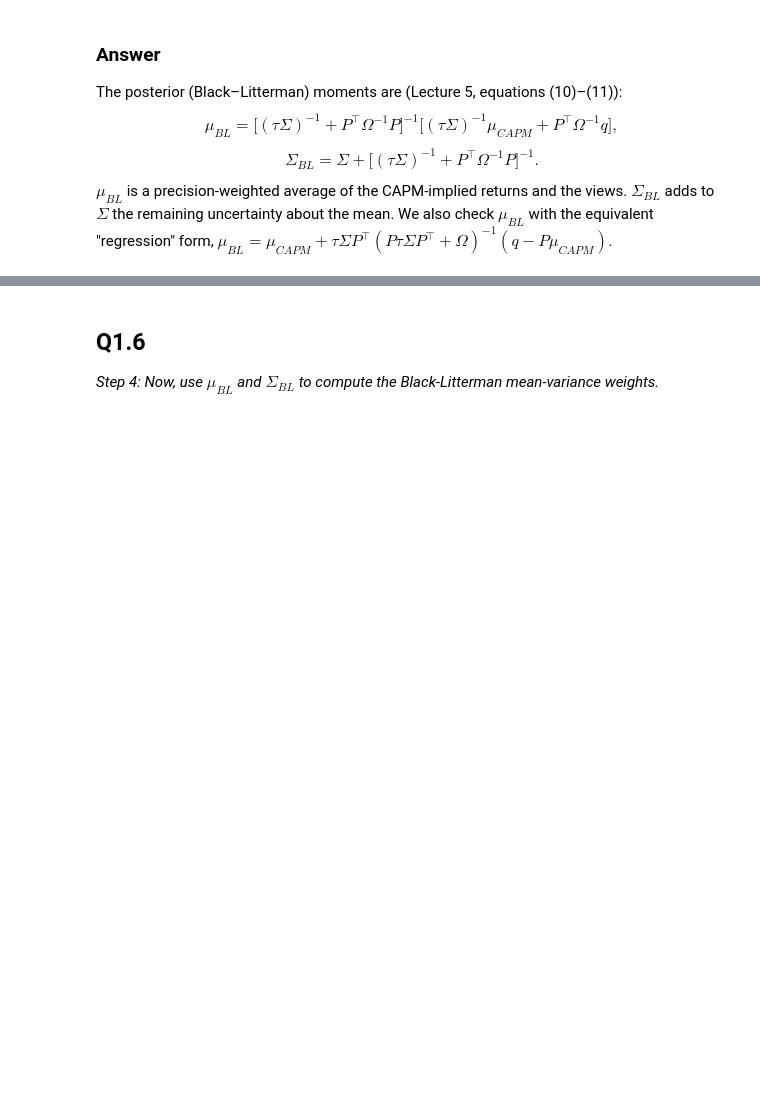
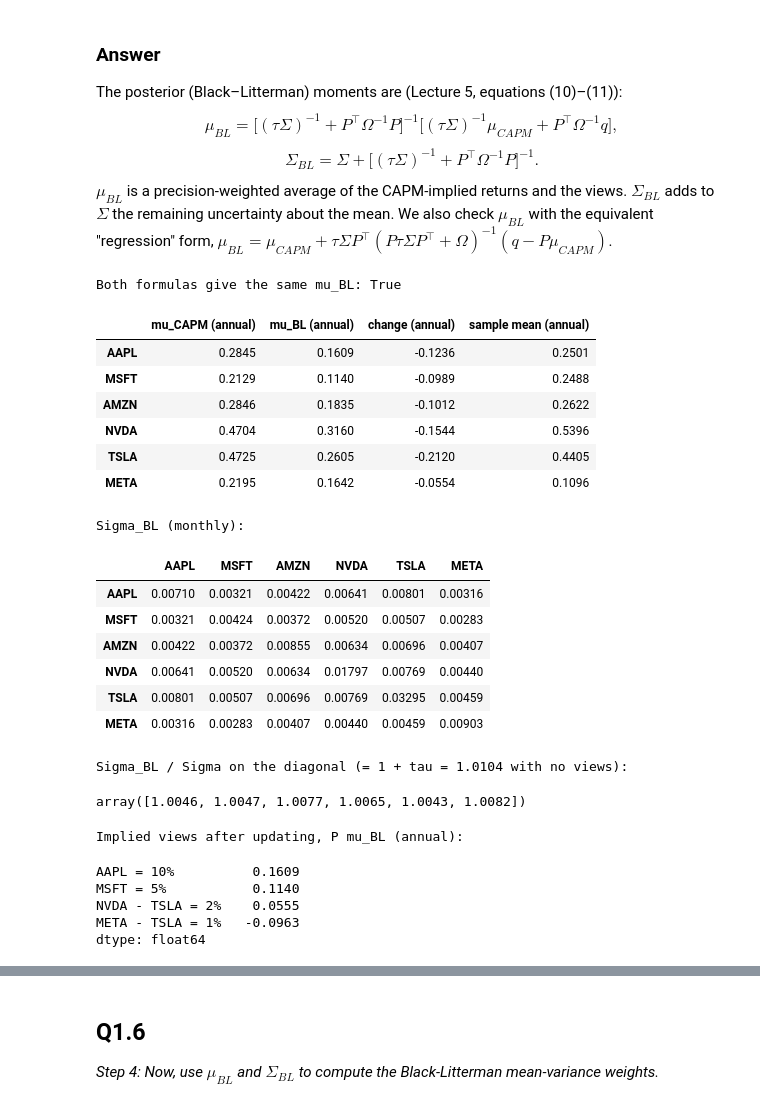
Before and after one commit to pyoolo/EDHEC-Financial-Engineering, a Jupyter notebook: Quantitative Portfolio Management/assignments/Assignment-3/QPM-2026-Assignment-3-LOLLI-MASTROGIACOMO-PERALDI.ipynb, the cells around one changed output, grey strips where cells are left out. Cells and saved outputs as stored; diff of their text form; code cells hidden in the pictures; blank space fills up the shorter version.

```diff
--- a/Quantitative Portfolio Management/assignments/Assignment-3/QPM-2026-Assignment-3-LOLLI-MASTROGIACOMO-PERALDI.ipynb
+++ b/Quantitative Portfolio Management/assignments/Assignment-3/QPM-2026-Assignment-3-LOLLI-MASTROGIACOMO-PERALDI.ipynb
@@ -293,31 +391,57 @@ $\mu_{BL}$ is a precision-weighted average of the CAPM-implied returns and the v
 # %%
 S = Sigma.values
 tS_inv = np.linalg.inv(tau * S)
 O_inv = np.linalg.inv(Omega.values)
 Pm = P.values
 
 M = tS_inv + Pm.T @ O_inv @ Pm                     # posterior precision of mu
 M_inv = np.linalg.inv(M)
 
 mu_bl = pd.Series(M_inv @ (tS_inv @ mu_capm.values + Pm.T @ O_inv @ q.values), index=tickers)
 Sigma_bl = pd.DataFrame(S + M_inv, index=tickers, columns=tickers)
 
 # Check with the "regression" form of the posterior mean
 mu_bl_2 = mu_capm.values + tau * S @ Pm.T @ np.linalg.solve(Pm @ (tau * S) @ Pm.T + Omega.values,
                                                             q.values - Pm @ mu_capm.values)
 print("Both formulas give the same mu_BL:", np.allclose(mu_bl, mu_bl_2))
 
 display(pd.DataFrame({
     "mu_CAPM (annual)": 12 * mu_capm,
     "mu_BL (annual)": 12 * mu_bl,
     "change (annual)": 12 * (mu_bl - mu_capm),
     "sample mean (annual)": 12 * mu,
 }).round(4))
 print("Sigma_BL (monthly):")
-display(Sigma_bl.round(5))
+with pd.option_context("display.precision", 5):
+    display(Sigma_bl.round(5))
 print(f"Sigma_BL / Sigma on the diagonal (= 1 + tau = {1 + tau:.4f} with no views):")
 display((np.diag(Sigma_bl) / np.diag(S)).round(4))
 print("Implied views after updating, P mu_BL (annual):")
 display((12 * (P @ mu_bl)).round(4))
+# %% [output]
+Both formulas give the same mu_BL: True
+|  | mu_CAPM (annual) | mu_BL (annual) | change (annual) | sample mean (annual) |
+| AAPL | 0.2845 | 0.1609 | -0.1236 | 0.2501 |
+| MSFT | 0.2129 | 0.1140 | -0.0989 | 0.2488 |
+| AMZN | 0.2846 | 0.1835 | -0.1012 | 0.2622 |
+| NVDA | 0.4704 | 0.3160 | -0.1544 | 0.5396 |
+| TSLA | 0.4725 | 0.2605 | -0.2120 | 0.4405 |
+| META | 0.2195 | 0.1642 | -0.0554 | 0.1096 |
+Sigma_BL (monthly):
+|  | AAPL | MSFT | AMZN | NVDA | TSLA | META |
+| AAPL | 0.00710 | 0.00321 | 0.00422 | 0.00641 | 0.00801 | 0.00316 |
+| MSFT | 0.00321 | 0.00424 | 0.00372 | 0.00520 | 0.00507 | 0.00283 |
+| AMZN | 0.00422 | 0.00372 | 0.00855 | 0.00634 | 0.00696 | 0.00407 |
+| NVDA | 0.00641 | 0.00520 | 0.00634 | 0.01797 | 0.00769 | 0.00440 |
+| TSLA | 0.00801 | 0.00507 | 0.00696 | 0.00769 | 0.03295 | 0.00459 |
+| META | 0.00316 | 0.00283 | 0.00407 | 0.00440 | 0.00459 | 0.00903 |
+Sigma_BL / Sigma on the diagonal (= 1 + tau = 1.0104 with no views):
+array([1.0046, 1.0047, 1.0077, 1.0065, 1.0043, 1.0082])
+Implied views after updating, P mu_BL (annual):
+AAPL = 10%          0.1609
+MSFT = 5%           0.1140
+NVDA - TSLA = 2%    0.0555
+META - TSLA = 1%   -0.0963
+dtype: float64
 # %%
 chg = mu_bl - mu_capm
```
Also changed, not shown: parts of 19 cells of this notebook.
